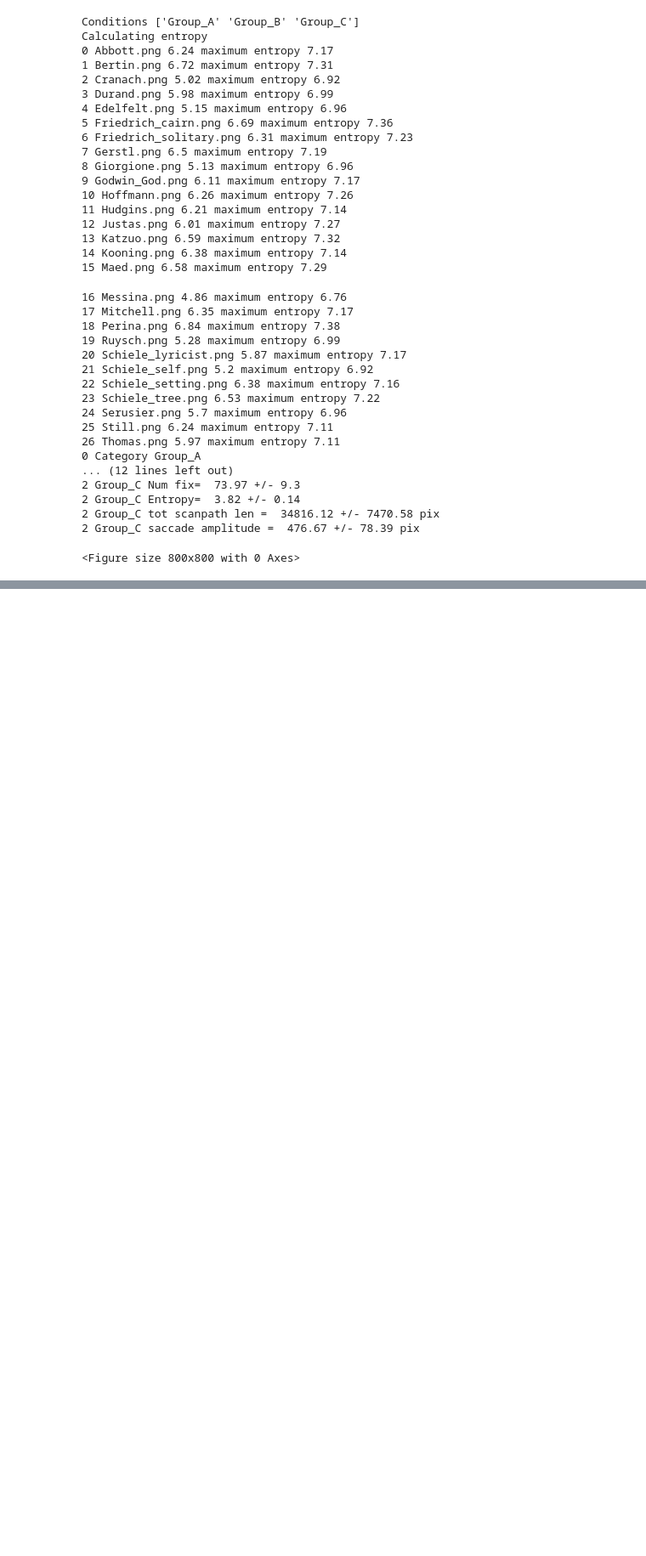
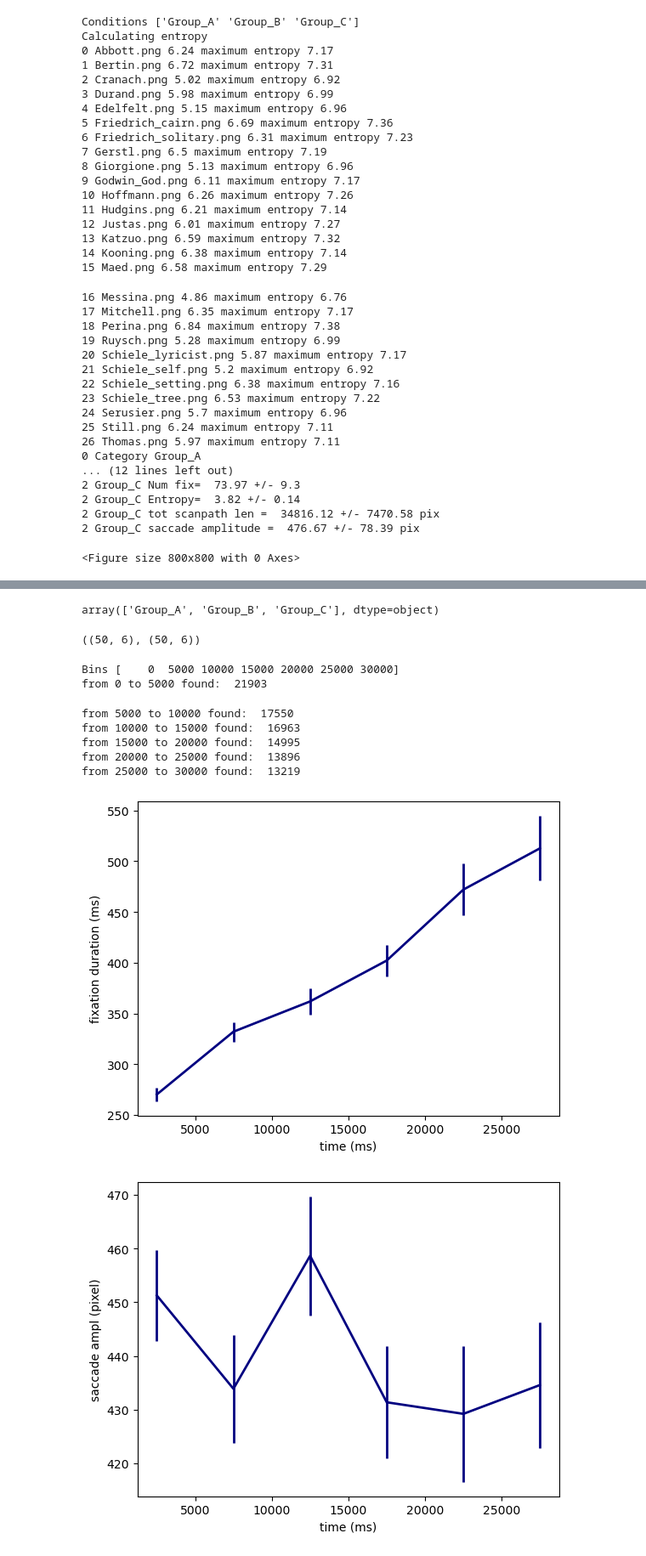
Before and after one commit to jozsarato/PyEyeSim, a Jupyter notebook: Notebooks/PyEyeSimDemo.ipynb, the cells around one changed output, grey strips where cells are left out. Shown at 85% size. Saved outputs shown, nothing was run; the diff lists cells and outputs as text; code cells hidden in the pictures; blank space fills up the shorter version.

```diff
--- a/Notebooks/PyEyeSimDemo.ipynb
+++ b/Notebooks/PyEyeSimDemo.ipynb
@@ -867,0 +808,20 @@ array([[275.96919431, 344.07028754, 383.46855346, 396.65328467,
+# %%
+np.unique(WithinDat.data.Group)
+# %% [output]
+array(['Group_A', 'Group_B', 'Group_C'], dtype=object)
+# %%
+np.shape(np.nanmean(binDatal,1)),np.shape(BinDat)
+# %% [output]
+((50, 6), (50, 6))
+# %%
+BinDat=WithinDat.BinnedDescriptives(30000,5000,'CURRENT_FIX_END','duration')
+# %% [output]
+Bins [    0  5000 10000 15000 20000 25000 30000]
+from 0 to 5000 found:  21903
+from 5000 to 10000 found:  17550
+from 10000 to 15000 found:  16963
+from 15000 to 20000 found:  14995
+from 20000 to 25000 found:  13896
+from 25000 to 30000 found:  13219
+[figure, added]
+[figure, added]
```
Also changed, not shown: parts of 20 cells of this notebook, 1 other file.
